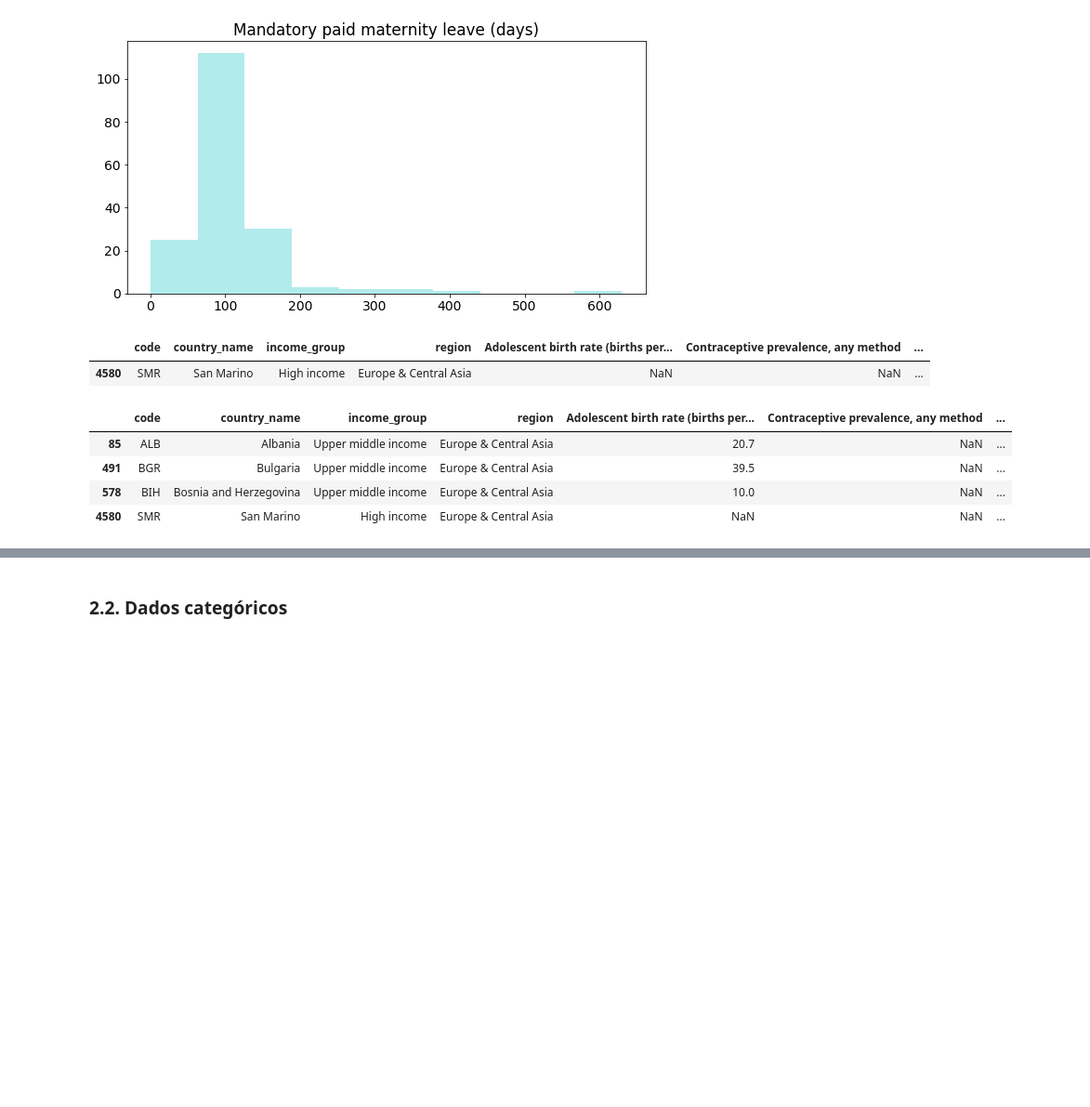
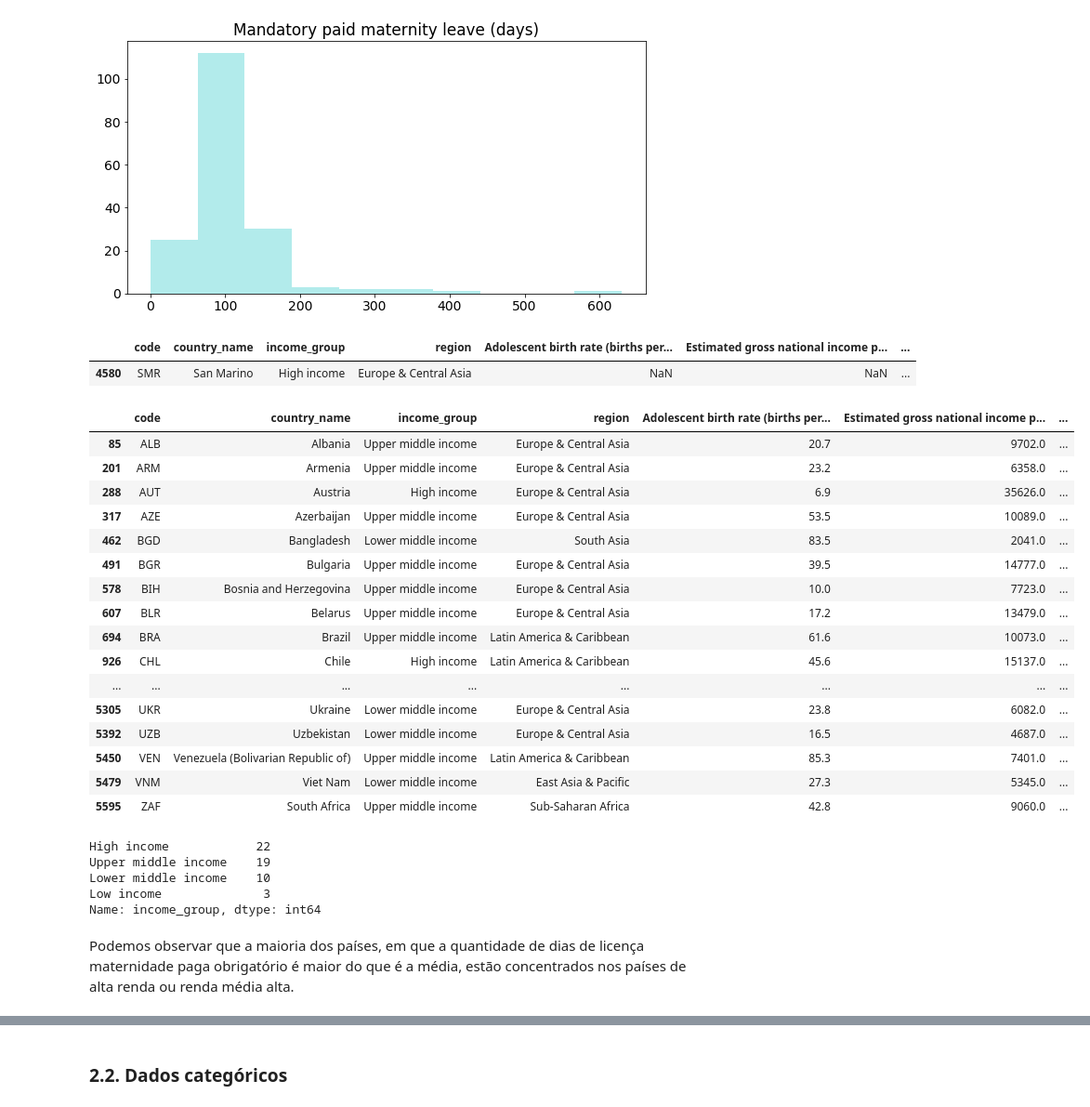
Before and after one commit to andreisha/inf1032-datascience, a Jupyter notebook: T1.1 Analise Descriptiva.ipynb, the cells around one changed output, grey strips where cells are left out. Shown at 93% size. Cells and saved outputs as stored; diff of their text form; code cells hidden in the pictures; blank space fills up the shorter version.

```diff
--- a/T1.1 Analise Descriptiva.ipynb
+++ b/T1.1 Analise Descriptiva.ipynb
@@ -228,10 +228,9 @@ recent_data.head()
 | 143 | ARE | United Arab Emirates | High income | Middle East & North Africa | 2017 | NaN | ... |
 5 rows × 161 columns
 # %%
-# Funcao para criar um df com dados de uma ou mais categorias
-
-def data_categorias_recente(categorias):  # categorias sendo uma lista
-    indicators = data[data.category.isin(categorias)].indicator_name.unique()
-    other_indicators = np.array(['code','country_name','income_group','region'])
-    recent_indicators = np.concatenate((other_indicators,indicators))
-    return recent_data[recent_indicators]
+# Valores mais recentes de GÊNERO para fazer análises numéricas
+gender_indicators = data[(data.category == 'Gender')].indicator_name.unique()
+other_indicators = np.array(['code','country_name','income_group','region'])
+recent_indicators = np.concatenate((other_indicators,gender_indicators))
+recent_data_gender = recent_data[recent_indicators]
+recent_data_gender
@@ -238,4 +255,0 @@ def data_categorias_recente(categorias):  # categorias sendo uma lista
-# %%
-# Valores mais recentes de GÊNERO para fazer análises numéricas
-recent_data_gender = data_categorias_recente(['Gender'])
-recent_data_gender
@@ -400,6 +356,7 @@ recent_data_gender[['country_name','income_group','region','Unmet need for famil
 # %%
-# Removendo os indicadores que apresentam menos de 10% dos dados preenchidos
+# Removendo as colunas que apresentaram menos de 10% (count < 19.5) dos dados preenchidos
 recent_data_gender.drop('Antenatal care coverage, at least one visit',axis=1,inplace=True)
+recent_data_gender.drop('Contraceptive prevalence, any method',axis=1,inplace=True)
 recent_data_gender.drop('Female share of employment in senior and middle management',axis=1,inplace=True)
 recent_data_gender.drop('Proportion of births attended by skilled health personnel',axis=1,inplace=True)
 recent_data_gender.drop('Unmet need for family planning',axis=1,inplace=True)
@@ -442,17 +390,41 @@ pass
 # %% [output]
 [figure]
 # %%
-# Quais países apresentam mais de 600 dias de licença de maternidade remunerada obrigatória (dias)?
+# Como curiosidade, quais países apresentam mais de 600 dias de licença de maternidade remunerada obrigatória (dias)?
 recent_data_gender[recent_data_gender['Mandatory paid maternity leave (days)'] >= 600]
 # %% [output]
-|  | code | country_name | income_group | region | Adolescent birth rate (births per... | Contraceptive prevalence, any method | ... |
+|  | code | country_name | income_group | region | Adolescent birth rate (births per... | Estimated gross national income p... | ... |
 | 4580 | SMR | San Marino | High income | Europe & Central Asia | NaN | NaN | ... |
 # %%
-# Quais países apresentam mais de 600 dias de licença de maternidade remunerada obrigatória (dias)?
-recent_data_gender[recent_data_gender['Mandatory paid maternity leave (days)'] >= 365]
+# Quais países estão acima da média de dias da licença de maternidade remunerada obrigatória?
+paid_maternity_mean = rdg_paidmaternity.mean()
+rdg_paidmaternity_mean = recent_data_gender[recent_data_gender['Mandatory paid maternity leave (days)']>=paid_maternity_mean]
+rdg_paidmaternity_mean
 # %% [output]
-|  | code | country_name | income_group | region | Adolescent birth rate (births per... | Contraceptive prevalence, any method | ... |
-| 85 | ALB | Albania | Upper middle income | Europe & Central Asia | 20.7 | NaN | ... |
-| 491 | BGR | Bulgaria | Upper middle income | Europe & Central Asia | 39.5 | NaN | ... |
-| 578 | BIH | Bosnia and Herzegovina | Upper middle income | Europe & Central Asia | 10.0 | NaN | ... |
-| 4580 | SMR | San Marino | High income | Europe & Central Asia | NaN | NaN | ... |
+|  | code | country_name | income_group | region | Adolescent birth rate (births per... | Estimated gross national income p... | ... |
+| 85 | ALB | Albania | Upper middle income | Europe & Central Asia | 20.7 | 9702.0 | ... |
+| 201 | ARM | Armenia | Upper middle income | Europe & Central Asia | 23.2 | 6358.0 | ... |
+| 288 | AUT | Austria | High income | Europe & Central Asia | 6.9 | 35626.0 | ... |
+| 317 | AZE | Azerbaijan | Upper middle income | Europe & Central Asia | 53.5 | 10089.0 | ... |
+| 462 | BGD | Bangladesh | Lower middle income | South Asia | 83.5 | 2041.0 | ... |
+| 491 | BGR | Bulgaria | Upper middle income | Europe & Central Asia | 39.5 | 14777.0 | ... |
+| 578 | BIH | Bosnia and Herzegovina | Upper middle income | Europe & Central Asia | 10.0 | 7723.0 | ... |
+| 607 | BLR | Belarus | Upper middle income | Europe & Central Asia | 17.2 | 13479.0 | ... |
+| 694 | BRA | Brazil | Upper middle income | Latin America & Caribbean | 61.6 | 10073.0 | ... |
+| 926 | CHL | Chile | High income | Latin America & Caribbean | 45.6 | 15137.0 | ... |
+| ... | ... | ... | ... | ... | ... | ... | ... |
+| 5305 | UKR | Ukraine | Lower middle income | Europe & Central Asia | 23.8 | 6082.0 | ... |
+| 5392 | UZB | Uzbekistan | Lower middle income | Europe & Central Asia | 16.5 | 4687.0 | ... |
+| 5450 | VEN | Venezuela (Bolivarian Republic of) | Upper middle income | Latin America & Caribbean | 85.3 | 7401.0 | ... |
+| 5479 | VNM | Viet Nam | Lower middle income | East Asia & Pacific | 27.3 | 5345.0 | ... |
+| 5595 | ZAF | South Africa | Upper middle income | Sub-Saharan Africa | 42.8 | 9060.0 | ... |
+# %%
+rdg_paidmaternity_mean['income_group'].value_counts()
+# %% [output]
+High income            22
+Upper middle income    19
+Lower middle income    10
+Low income              3
+Name: income_group, dtype: int64
+# %% [markdown]
+Podemos observar que a maioria dos países, em que a quantidade de dias de licença maternidade paga obrigatório é maior do que é a média, estão concentrados nos países de alta renda ou renda média alta.
```
Also changed, not shown: parts of 40 cells of this notebook, 1 other file.
